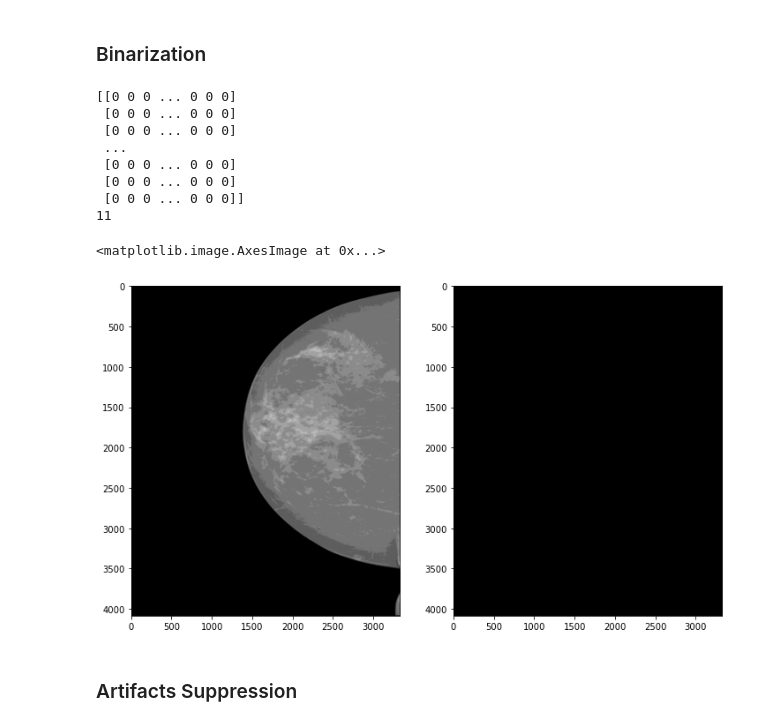
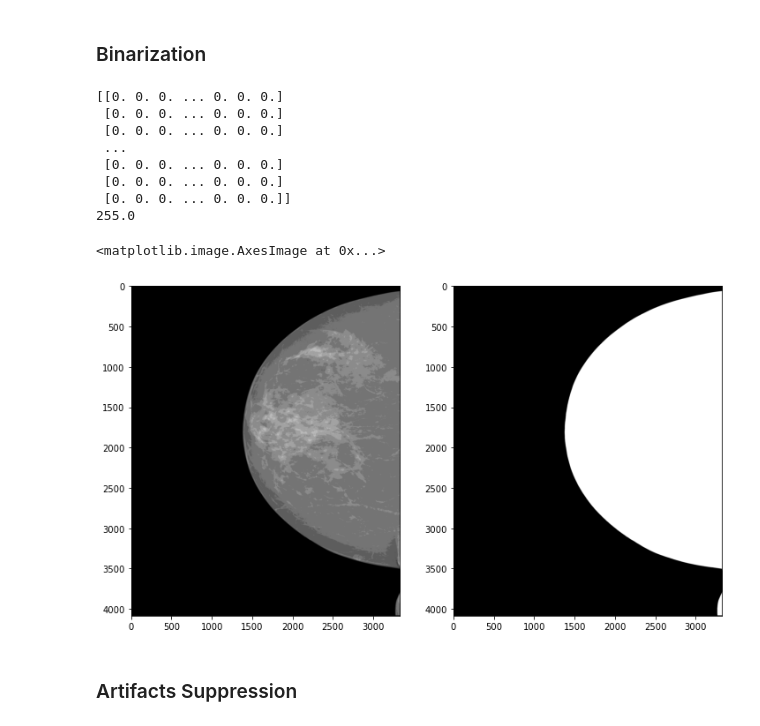
Before and after one commit to Subhra11/Breast-Cancer-Detection, a Jupyter notebook: P5 Breast Cancer.ipynb, the cells around one changed output. Saved outputs shown, nothing was run; the diff lists cells and outputs as text; code cells hidden in the pictures.

Commit message:
Add files via upload
Image Pre-processing

```diff
--- a/P5 Breast Cancer.ipynb
+++ b/P5 Breast Cancer.ipynb
@@ -99,9 +102,9 @@ ax.imshow(mammo_org, cmap='gray')
 [figure]
 # %%
 # This may be optional
-def scale_image_01(img):
-    return (img.astype(np.float64) - img.min()) / (img.max() - img.min())
-#mammo_scaled = scale_image_01(mammo_org)
-#fig,ax = subplots()
-#fig.set_size_inches([6, 9])
-#ax.imshow(mammo_scaled, cmap='gray')
+def scale_image_01(mammo_org):
+    return (255 - mammo_org.min()) / (mammo_org.max() - mammo_org.min())*mammo_org
+mammo_scaled = scale_image_01(mammo_org)
+ig,ax = subplots()
+fig.set_size_inches([6, 9])
+ax.imshow(mammo_scaled, cmap='gray')
@@ -108,9 +114,10 @@ def scale_image_01(img):
 # %% [markdown]
 ### Median filtering
 # %%
-mammo_med_blurred = cv2.medianBlur(mammo_org, 3)  # <<= para to tune!
+mammo_med_blurred = cv2.medianBlur(mammo_scaled.astype(np.float32), 3)  # <<= para to tune!
 fig,ax = subplots()
 fig.set_size_inches([12, 9])
-res = hstack((mammo_org, mammo_med_blurred))
-ax.imshow(res, cmap='gray')
+res = hstack((mammo_scaled, mammo_med_blurred))
+plt.imshow(res, cmap='gray', vmin=0, vmax=255)
+plt.show()
 # %% [output]
@@ -124,31 +130,31 @@ ax.imshow(res, cmap='gray')
 print(mammo_med_blurred)
 print((mammo_med_blurred).max())
 # %% [output]
-[[0 0 0 ... 0 0 0]
- [0 0 0 ... 0 0 0]
- [0 0 0 ... 0 0 0]
+[[0. 0. 0. ... 0. 0. 0.]
+ [0. 0. 0. ... 0. 0. 0.]
+ [0. 0. 0. ... 0. 0. 0.]
  ...
- [0 0 0 ... 0 0 0]
- [0 0 0 ... 0 0 0]
- [0 0 0 ... 0 0 0]]
-11
+ [0. 0. 0. ... 0. 0. 0.]
+ [0. 0. 0. ... 0. 0. 0.]
+ [0. 0. 0. ... 0. 0. 0.]]
+255.0
 # %%
 def convert_scale_alpha(maxval):
     return 255.0/maxval
 # %%
-global_threshold = 10  # from Nagi thesis. <<= para to tune!
+global_threshold = 18  # from Nagi thesis. <<= para to tune!
 #mammo_med_blurred_col = cv2.cvtColor(mammo_med_blurred, cv2.COLOR_GRAY2BGR)
 #mammo_med_blurred_u8 = cv2.convertScaleAbs(mammo_med_blurred, alpha=u16u8_alpha)
 _, mammo_binary = cv2.threshold(mammo_med_blurred, global_threshold,
                                 maxval=255, type=cv2.THRESH_BINARY)
 fig,axes = subplots(1, 2)
 fig.set_size_inches([12, 9])
 #res = hstack((mammo_med_blurred, mammo_binary))
 axes[0].imshow(mammo_med_blurred, cmap='gray')
 axes[1].imshow(mammo_binary, cmap='gray')
 # %% [output]
 <matplotlib.image.AxesImage at 0x...>
-[figure, old version]
+[figure, new version]
 # %% [markdown]
 ### Artifacts Suppression
 # %%
```
Also changed, not shown: parts of 4 cells of this notebook.
